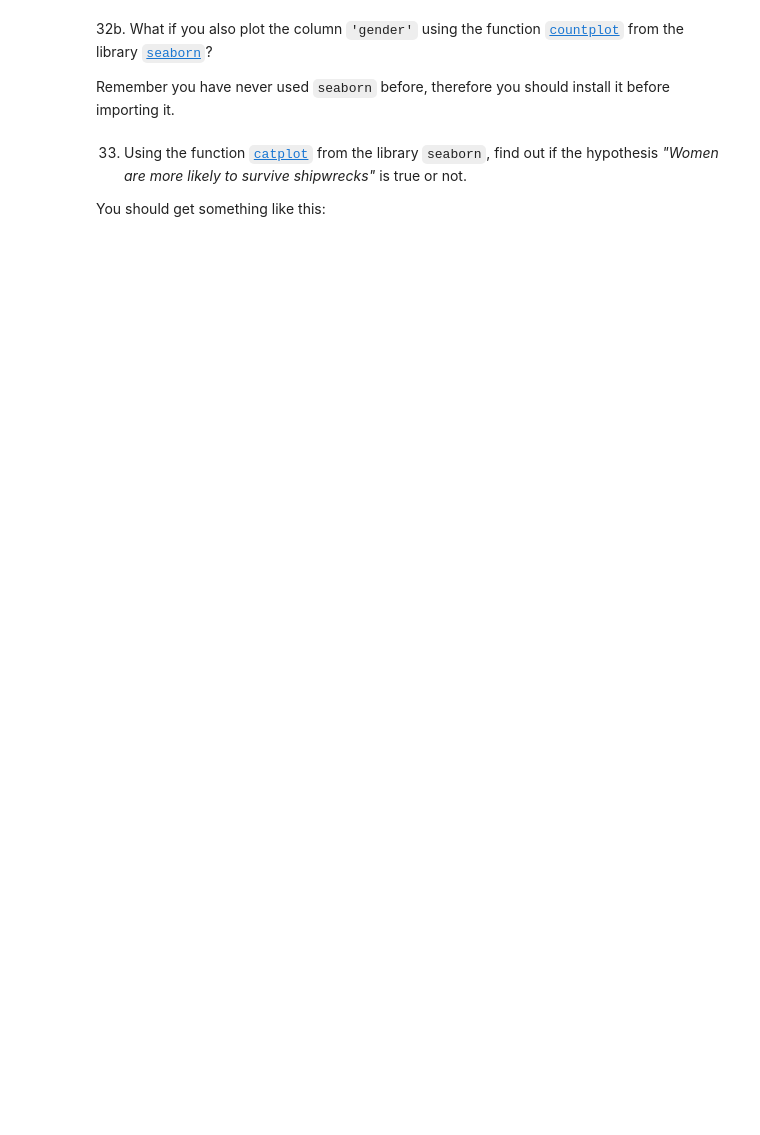
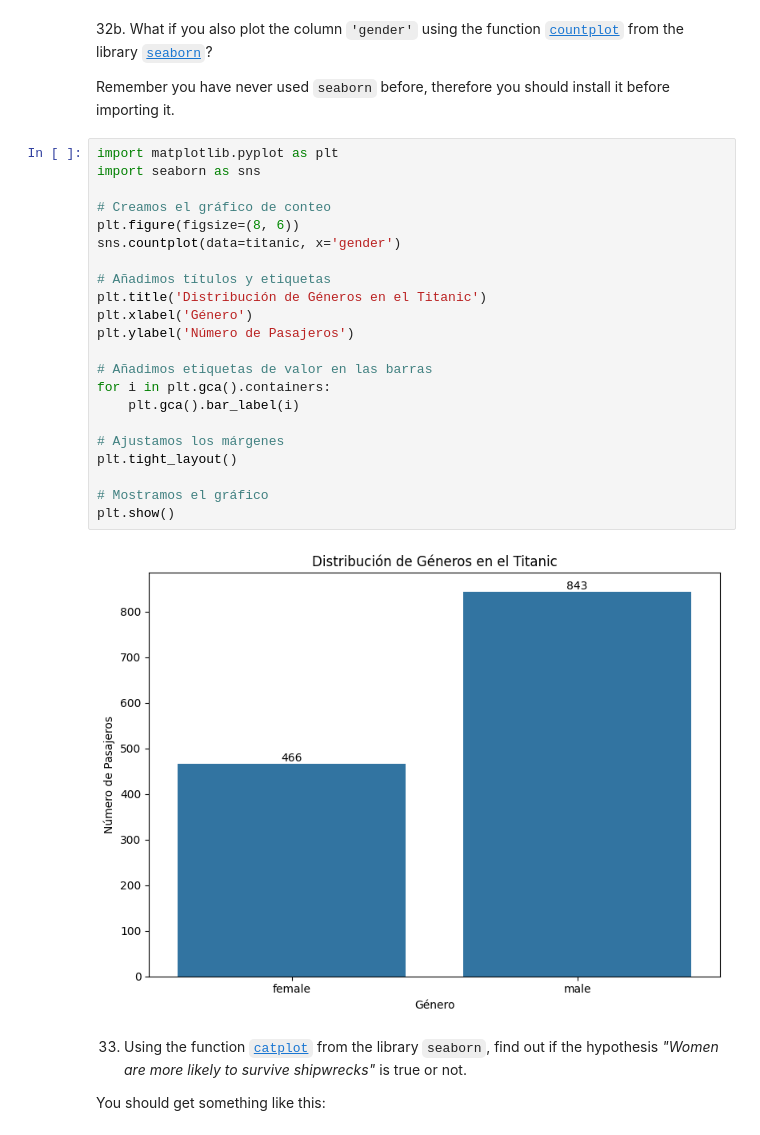
Before and after one commit to Jon3J/dsft2409_Jon, a Jupyter notebook: 2-Data_Analysis/2-Pandas/Practica/7-Titanic/Titanic-exercise.ipynb, the cells around one changed output. Drawn from its saved outputs; the diff is of its cells as text; blank space fills up the shorter version.

```diff
--- a/2-Data_Analysis/2-Pandas/Practica/7-Titanic/Titanic-exercise.ipynb
+++ b/2-Data_Analysis/2-Pandas/Practica/7-Titanic/Titanic-exercise.ipynb
@@ -523,6 +781,30 @@ Hint: There were two people with the same name, who?
 32b. What if you also plot the column `'gender'` using the function [`countplot`](https://seaborn.pydata.org/generated/seaborn.countplot.html) from the library [`seaborn`](https://seaborn.pydata.org/)?
 
 Remember you have never used `seaborn` before, therefore you should install it before importing it.
+# %%
+import matplotlib.pyplot as plt
+import seaborn as sns
+
+# Creamos el gráfico de conteo
+plt.figure(figsize=(8, 6))
+sns.countplot(data=titanic, x='gender')
+
+# Añadimos títulos y etiquetas
+plt.title('Distribución de Géneros en el Titanic')
+plt.xlabel('Género')
+plt.ylabel('Número de Pasajeros')
+
+# Añadimos etiquetas de valor en las barras
+for i in plt.gca().containers:
+    plt.gca().bar_label(i)
+
+# Ajustamos los márgenes
+plt.tight_layout()
+
+# Mostramos el gráfico
+plt.show()
+# %% [output]
+[figure, added]
 # %% [markdown]
 33. Using the function [`catplot`](https://seaborn.pydata.org/generated/seaborn.catplot.html) from the library `seaborn`, find out if the hypothesis _"Women are more likely to survive shipwrecks"_ is true or not.
 
```
Also changed, not shown: parts of 23 cells of this notebook.
